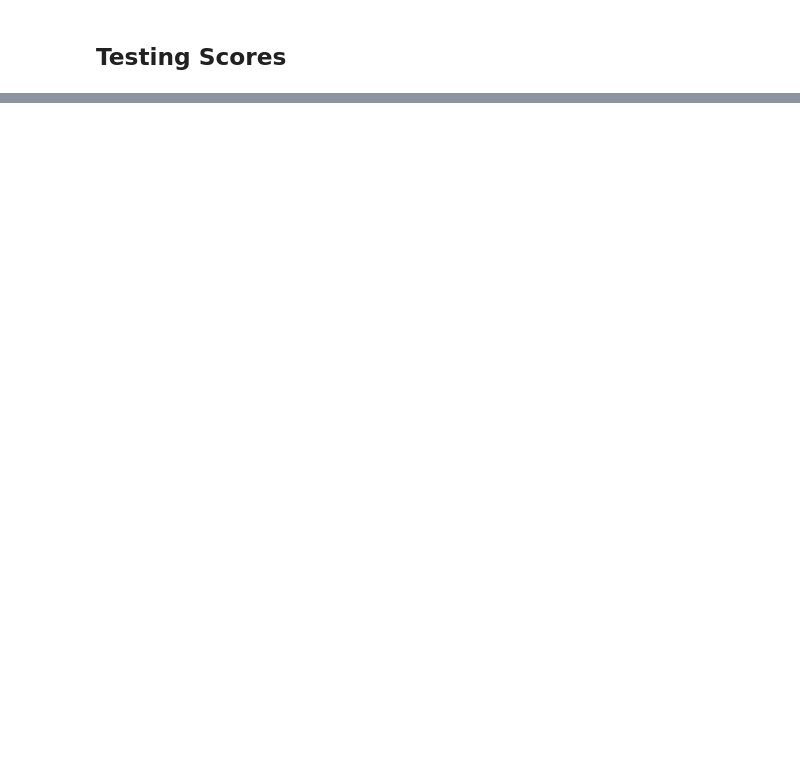
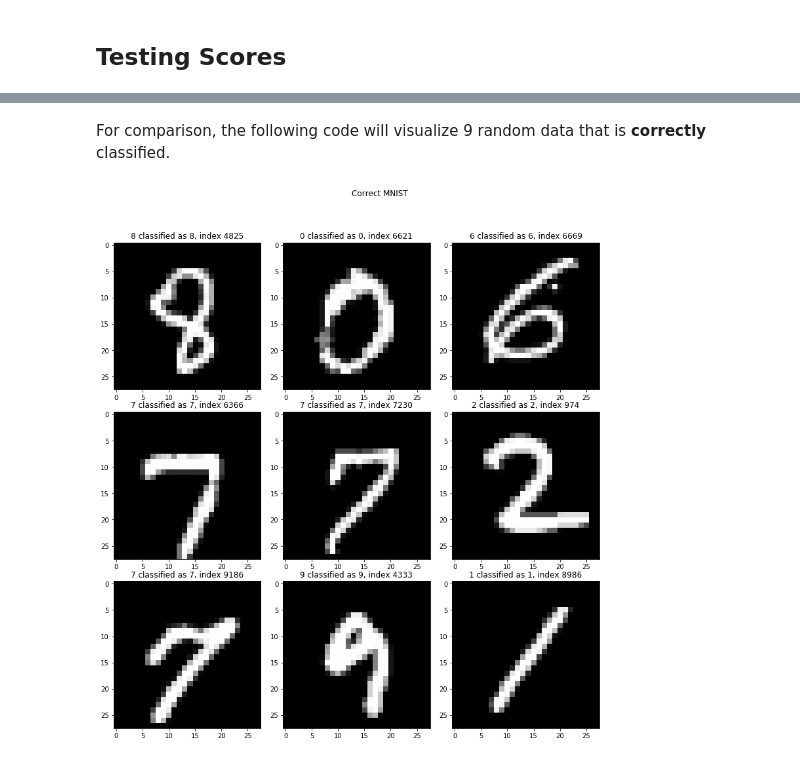
Before and after one commit to chandraseta/gan-on-structured-data, a Jupyter notebook: deep-learning/keras-mnist.ipynb, the cells around one changed output, grey strips where cells are left out. Drawn from its saved outputs; the diff is of its cells as text; code cells hidden in the pictures; blank space fills up the shorter version.

```diff
--- a/deep-learning/keras-mnist.ipynb
+++ b/deep-learning/keras-mnist.ipynb
@@ -153,0 +199,20 @@ Test Loss = 0.08469229024424053, Test Accuracy = 0.9822
+# %% [markdown]
+For comparison, the following code will visualize 9 random data that is **correctly** classified.
+# %%
+from random import randint
+
+figure, ax = plt.subplots(3,3, figsize=(12, 12))
+figure.suptitle('Correct MNIST')
+figure.tight_layout(pad=0.3, rect=[0,0,0.9,0.9])
+
+used_indices = []
+for x, y in [(i, j) for i in range(3) for j in range(3)]:
+    index = randint(0,len(y_test))
+    # Check if the randomized index has been used this time
+    while index in failed_indices or index in used_indices:
+        index = randint(0,len(y_test))
+    used_indices.append(index)
+    ax[x, y].imshow(x_test[index].reshape((28,28)), cmap='gray')
+    ax[x, y].set_title('{} classified as {}, index {}'.format(np.argmax(y_test[index]), np.argmax(y_test_prediction[index]), index))
+# %% [output]
+[figure, added]
```
Also changed, not shown: parts of 11 cells of this notebook.
